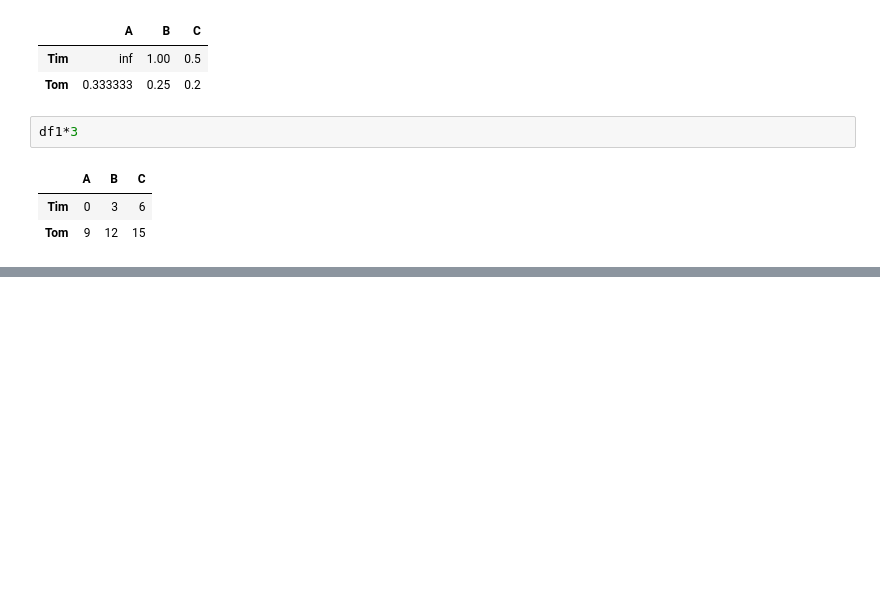
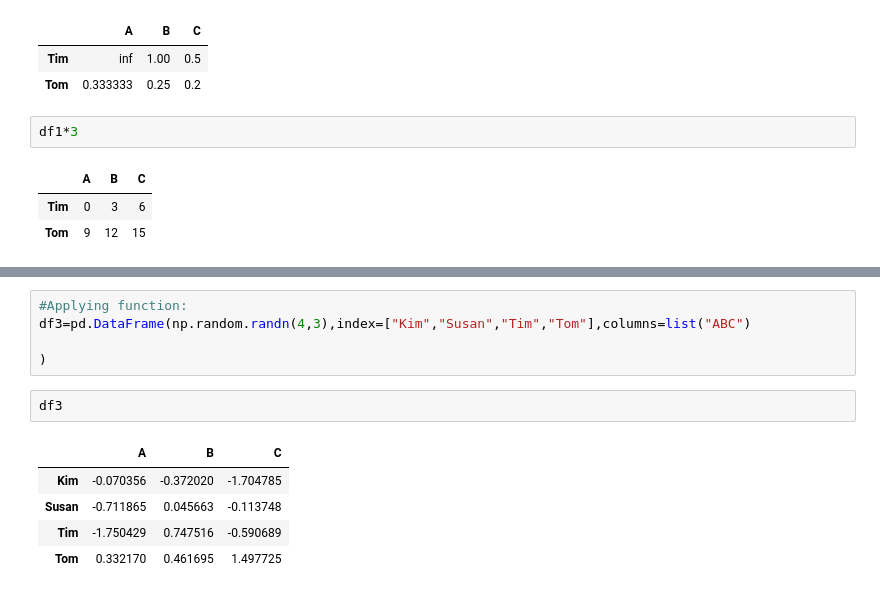
Before and after one commit to KhatiwadaPrajwal056/Data-Science-Libraries-, a Jupyter notebook: pandas.ipynb, the cells around one changed output, grey strips where cells are left out. Cells and saved outputs as stored; diff of their text form; blank space fills up the shorter version.

```diff
--- a/pandas.ipynb
+++ b/pandas.ipynb
@@ -1000,0 +1039,13 @@ df1*3
+# %%
+#Applying function:
+df3=pd.DataFrame(np.random.randn(4,3),index=["Kim","Susan","Tim","Tom"],columns=list("ABC")
+
+)
+# %%
+df3
+# %% [output]
+|  | A | B | C |
+| Kim | -0.070356 | -0.372020 | -1.704785 |
+| Susan | -0.711865 | 0.045663 | -0.113748 |
+| Tim | -1.750429 | 0.747516 | -0.590689 |
+| Tom | 0.332170 | 0.461695 | 1.497725 |
```
Also changed, not shown: parts of 13 cells of this notebook.
